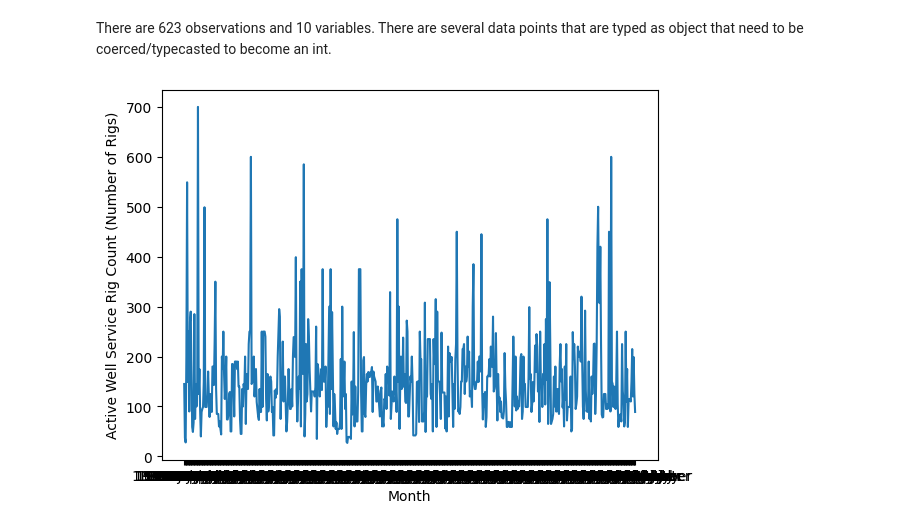
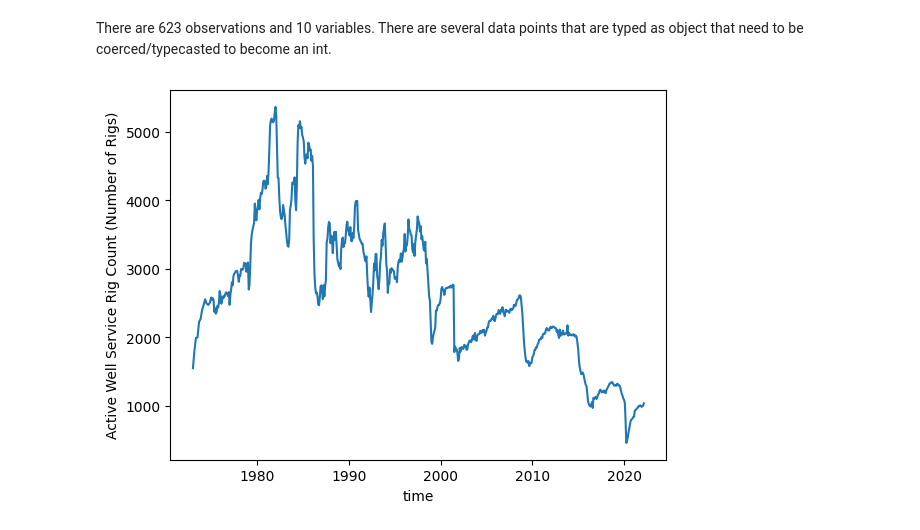
Before and after one commit to nladocsi/eda_assignment, a Jupyter notebook: eda_assignment.ipynb, the cells around one changed output. Saved outputs shown, nothing was run; the diff lists cells and outputs as text; code cells hidden in the pictures.

```diff
--- a/eda_assignment.ipynb
+++ b/eda_assignment.ipynb
@@ -269,12 +278,10 @@ drill['time'] = pd.to_datetime(drill['Month'], format='mixed')
 # %%
 #3.3
 var = "Active Well Service Rig Count (Number of Rigs)"
 drill[var] = drill[var].replace('Not Available',np.nan)
 #print(drill[var].unique(),'\n')
-drill[var] = pd.to_numeric(air['Price'], errors='coerce')
+drill[var] = pd.to_numeric(drill[var], errors='coerce')
 
-AWS = sns.lineplot(data = drill, x = 'Month', y = var)
-#fig.set(title="Total U.S. Energy Consumption",
-        #xlabel='Year', ylabel='Quadrillions BTU')
+AWS = sns.lineplot(data = drill, x ='time', y = var)
 # %% [output]
-[figure, old version]
+[figure, new version]
```
Also changed, not shown: parts of 5 cells of this notebook.
